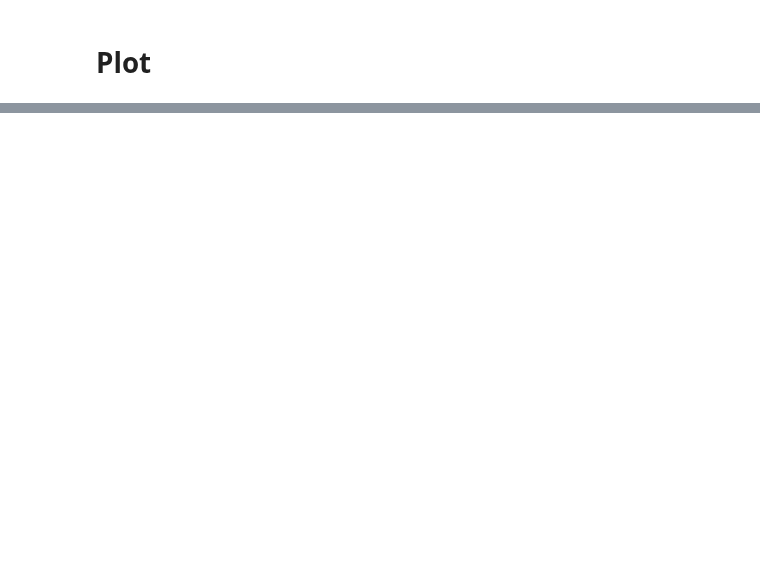
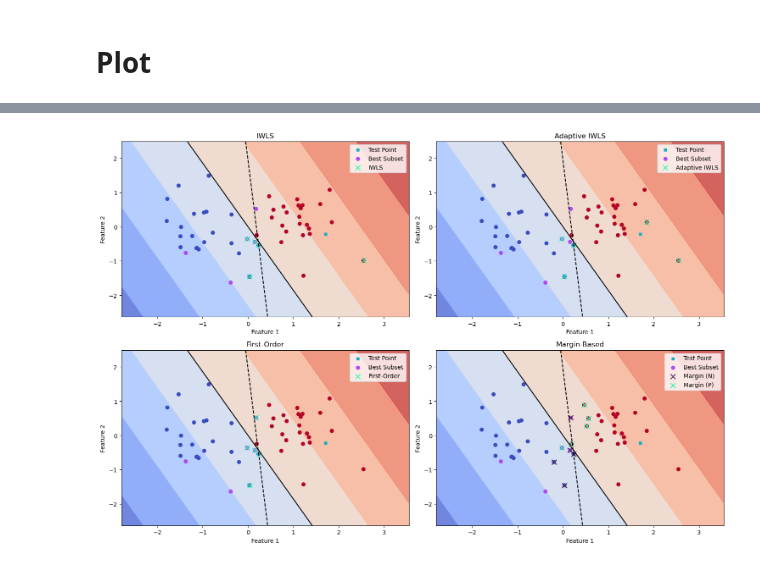
Before and after one commit to sleepymalc/MISS, a Jupyter notebook: IWLS_plot.ipynb, the cells around one changed output, grey strips where cells are left out. Saved outputs shown, nothing was run; the diff lists cells and outputs as text; code cells hidden in the pictures; blank space fills up the shorter version.

```diff
--- a/IWLS_plot.ipynb
+++ b/IWLS_plot.ipynb
@@ -138,3 +164,0 @@ def most_influential_subset_plot(logistic_classifier, x_test, k, best_k_subset,
-# %%
-for method in ["IWLS", "AIWLS", "FO", "Margin"]:
-    most_influential_subset_plot(logistic_classifier, x_test, k, best_k_subset, estimated_best_k_subset[method], method=method)
@@ -145,0 +165,17 @@ for method in ["IWLS", "AIWLS", "FO", "Margin"]:
+# %%
+fig, axs = plt.subplots(2, 2, figsize=(15, 10))
+
+# Iterate over the methods and plot in the corresponding subplot
+methods = ["IWLS", "AIWLS", "FO", "Margin"]
+for i, method in enumerate(methods):
+    row = i // 2
+    col = i % 2
+    most_influential_subset_plot(logistic_classifier, x_test, k, best_k_subset, estimated_best_k_subset[method], method=method, ax=axs[row, col])
+
+# Adjust layout for better spacing
+plt.tight_layout()
+
+# Show the figure
+plt.show()
+# %% [output]
+[figure, added]
```
Also changed, not shown: parts of 7 cells of this notebook, 39 other files.
